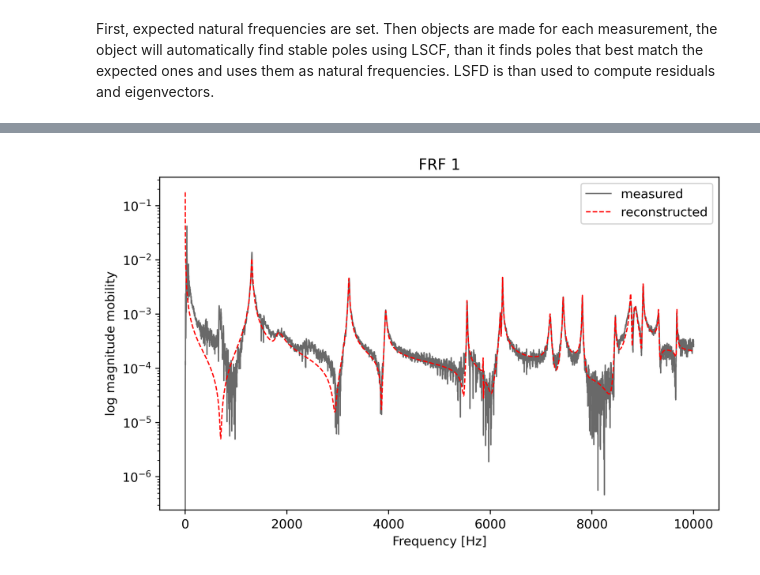
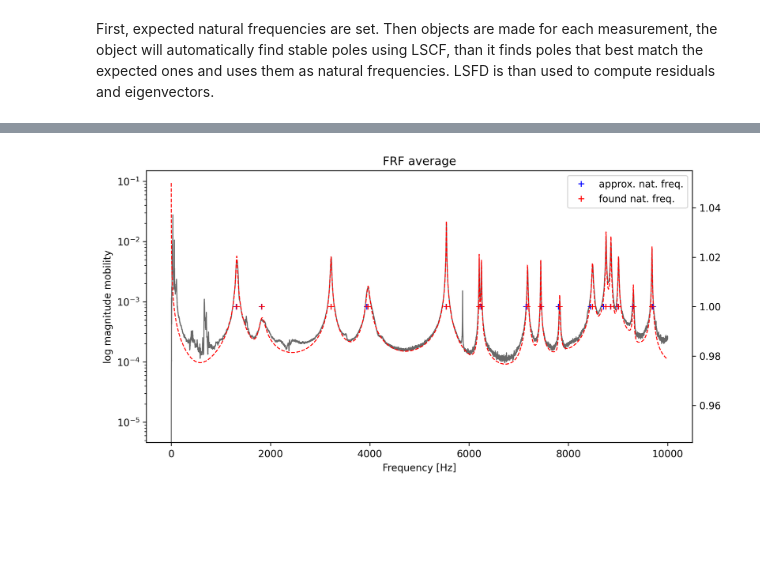
Before and after one commit to kopecvo2/EMA_with_sdypy, a Jupyter notebook: EMA on aluminum parts.ipynb, the cells around one changed output, grey strips where cells are left out. Drawn from its saved outputs; the diff is of its cells as text; code cells hidden in the pictures; blank space fills up the shorter version.

```diff
--- a/EMA on aluminum parts.ipynb
+++ b/EMA on aluminum parts.ipynb
@@ -50,5 +45,6 @@ tl.reconstruct_avg(part2, approx_nat_freq)
-# %%
-tl.plt.rcParams['figure.dpi'] = 200
-tl.reconstruct_scroll(part1)
-# %% [output]
-[figure, removed]
+# %%
+# Part 2, measurement 1
+part2_1 = tl.model(path_to_data[0] + 'Scan_odlitek2_testP1_s1.UFF', approx_nat_freq)
+tl.reconstruct_avg(part2_1, approx_nat_freq)
+# %% [output]
+[figure, added]
```
Also changed, not shown: parts of 45 cells of this notebook, 2 other files.
